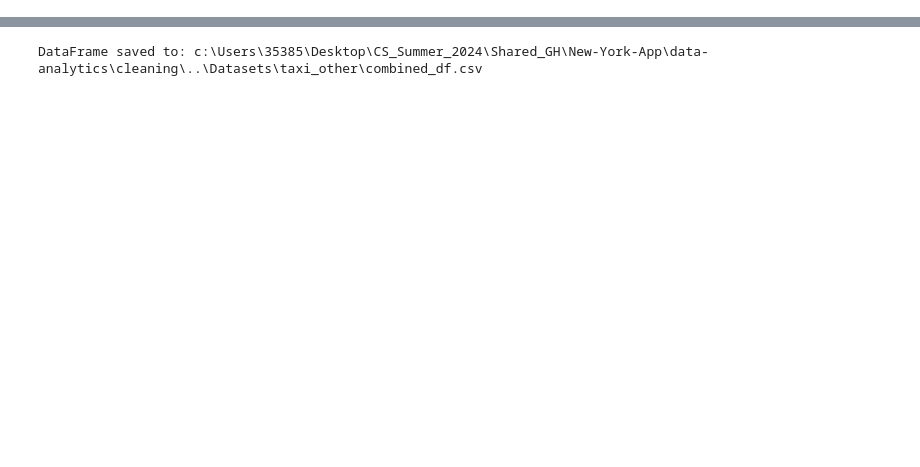
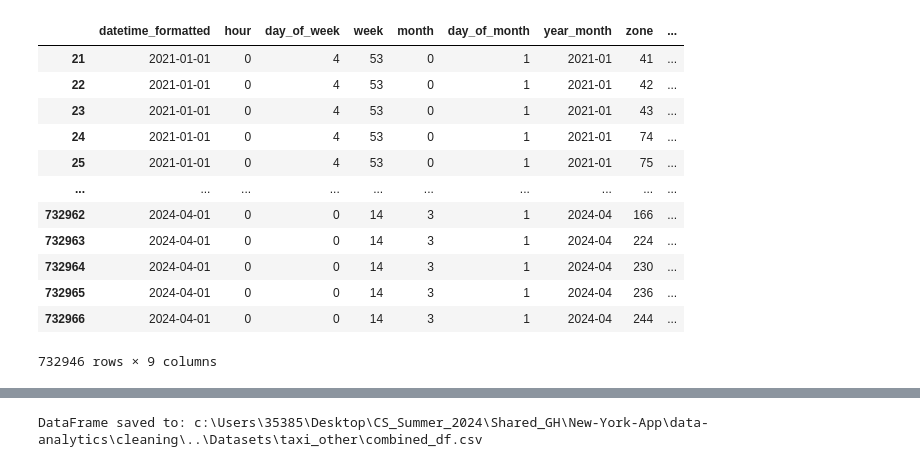
Before and after one commit to DR7439/New-York-App, a Jupyter notebook: data-analytics/cleaning/taxi_cleaning_pipeline.ipynb, the cells around one changed output, grey strips where cells are left out. Saved outputs shown, nothing was run; the diff lists cells and outputs as text; code cells hidden in the pictures; blank space fills up the shorter version.

```diff
--- a/data-analytics/cleaning/taxi_cleaning_pipeline.ipynb
+++ b/data-analytics/cleaning/taxi_cleaning_pipeline.ipynb
@@ -642,0 +835,3 @@ memory usage: 143.5+ MB
+# %%
+green_reformat = calculate_zone_busy_in_chunks(green_final_cleaned)
+print(green_reformat)
@@ -642,0 +886,17 @@ memory usage: 143.5+ MB
+# %%
+green_reformat = filter_dates(green_reformat)
+green_reformat
+# %% [output]
+|  | datetime_formatted | hour | day_of_week | week | month | day_of_month | year_month | zone | ... |
+| 21 | 2021-01-01 | 0 | 4 | 53 | 0 | 1 | 2021-01 | 41 | ... |
+| 22 | 2021-01-01 | 0 | 4 | 53 | 0 | 1 | 2021-01 | 42 | ... |
+| 23 | 2021-01-01 | 0 | 4 | 53 | 0 | 1 | 2021-01 | 43 | ... |
+| 24 | 2021-01-01 | 0 | 4 | 53 | 0 | 1 | 2021-01 | 74 | ... |
+| 25 | 2021-01-01 | 0 | 4 | 53 | 0 | 1 | 2021-01 | 75 | ... |
+| ... | ... | ... | ... | ... | ... | ... | ... | ... | ... |
+| 732962 | 2024-04-01 | 0 | 0 | 14 | 3 | 1 | 2024-04 | 166 | ... |
+| 732963 | 2024-04-01 | 0 | 0 | 14 | 3 | 1 | 2024-04 | 224 | ... |
+| 732964 | 2024-04-01 | 0 | 0 | 14 | 3 | 1 | 2024-04 | 230 | ... |
+| 732965 | 2024-04-01 | 0 | 0 | 14 | 3 | 1 | 2024-04 | 236 | ... |
+| 732966 | 2024-04-01 | 0 | 0 | 14 | 3 | 1 | 2024-04 | 244 | ... |
+732946 rows × 9 columns
```
Also changed, not shown: parts of 53 cells of this notebook, 2 other files.
